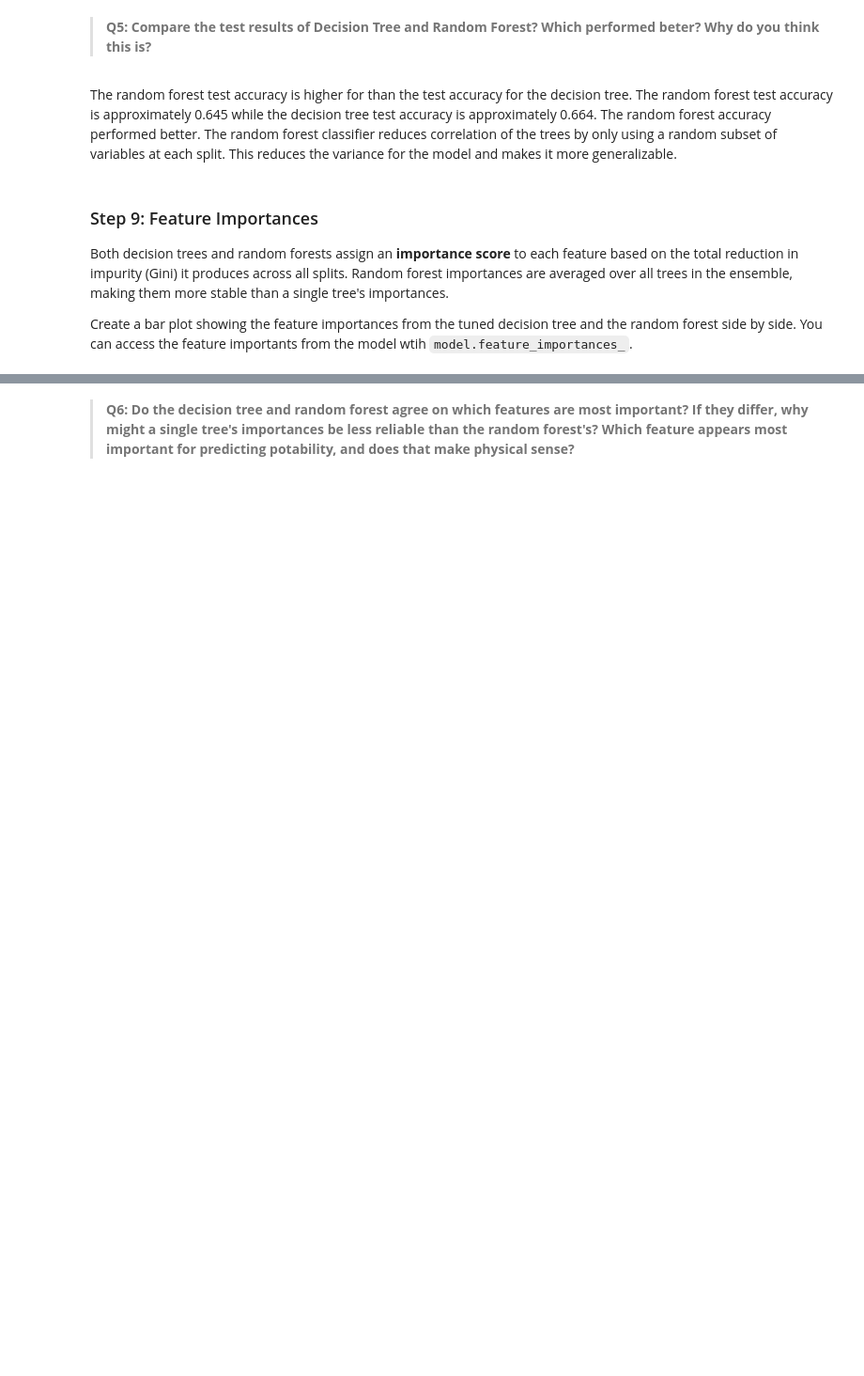
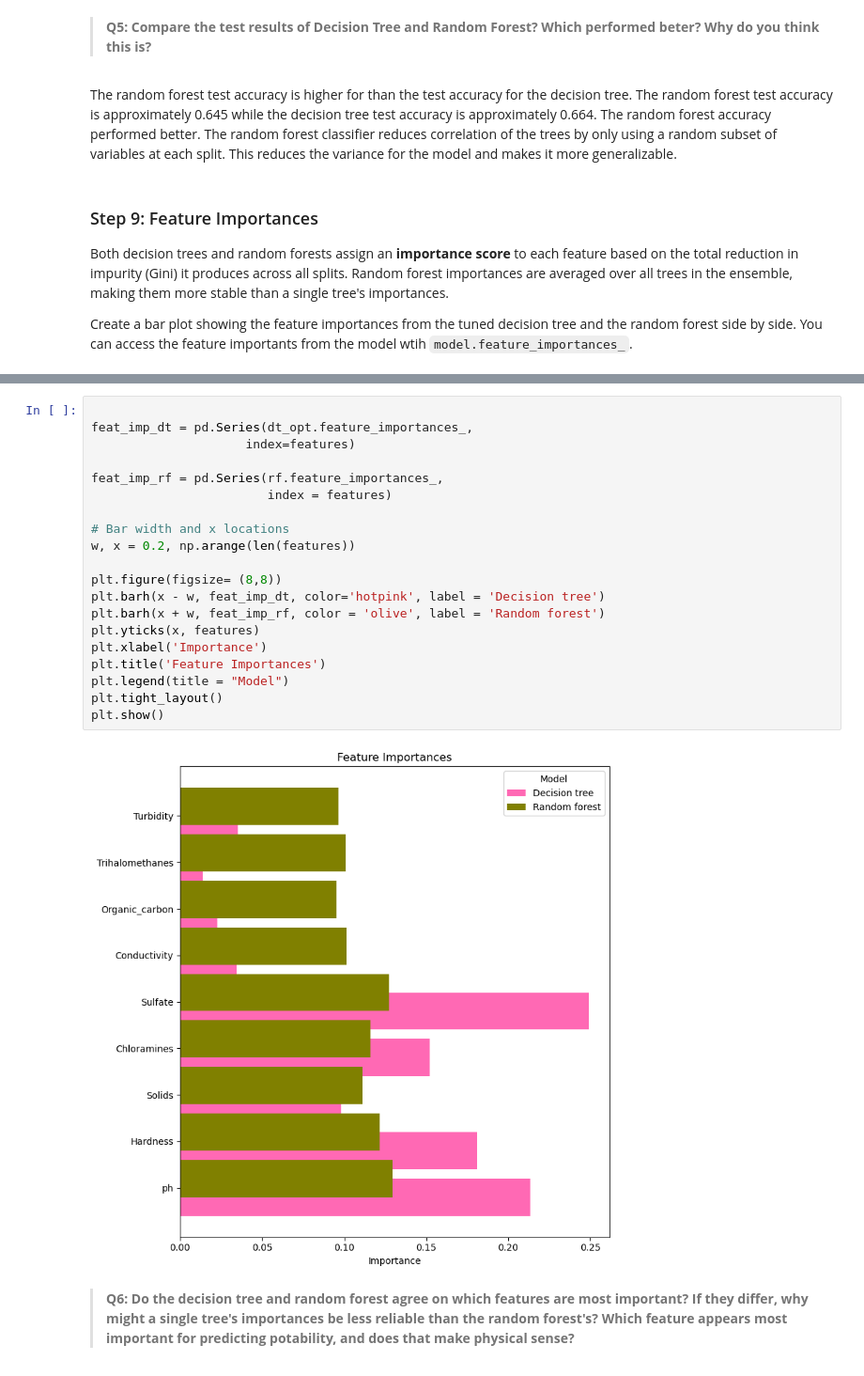
Before and after one commit to sofiiir/edds232-assignment-3, a Jupyter notebook: task2/hw3-task2.ipynb, the cells around one changed output, grey strips where cells are left out. Shown at 94% size. Cells and saved outputs as stored; diff of their text form; blank space fills up the shorter version.

```diff
--- a/task2/hw3-task2.ipynb
+++ b/task2/hw3-task2.ipynb
@@ -331,3 +353,25 @@ Create a bar plot showing the feature importances from the tuned decision tree a
+# %%
+
+feat_imp_dt = pd.Series(dt_opt.feature_importances_,
+                     index=features)
+
+feat_imp_rf = pd.Series(rf.feature_importances_,
+                        index = features)
+
+# Bar width and x locations
+w, x = 0.2, np.arange(len(features))
+
+plt.figure(figsize= (8,8))
+plt.barh(x - w, feat_imp_dt, color='hotpink', label = 'Decision tree')
+plt.barh(x + w, feat_imp_rf, color = 'olive', label = 'Random forest')
+plt.yticks(x, features)
+plt.xlabel('Importance')
+plt.title('Feature Importances')
+plt.legend(title = "Model")
+plt.tight_layout()
+plt.show()
+# %% [output]
+[figure, added]
 # %% [markdown]
 > **Q6: Do the decision tree and random forest agree on which features are most important? If they differ, why might a single tree's importances be less reliable than the random forest's? Which feature appears most important for predicting potability, and does that make physical sense?**
 # %% [markdown]
```
Also changed, not shown: parts of 5 cells of this notebook.
